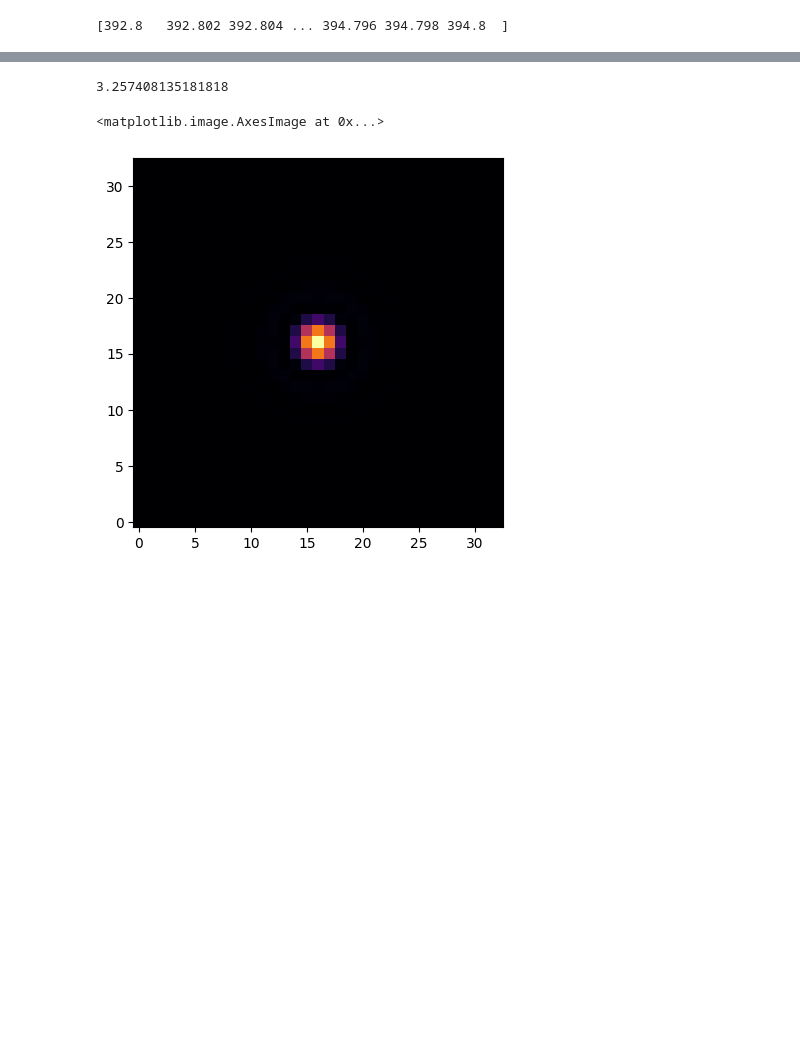
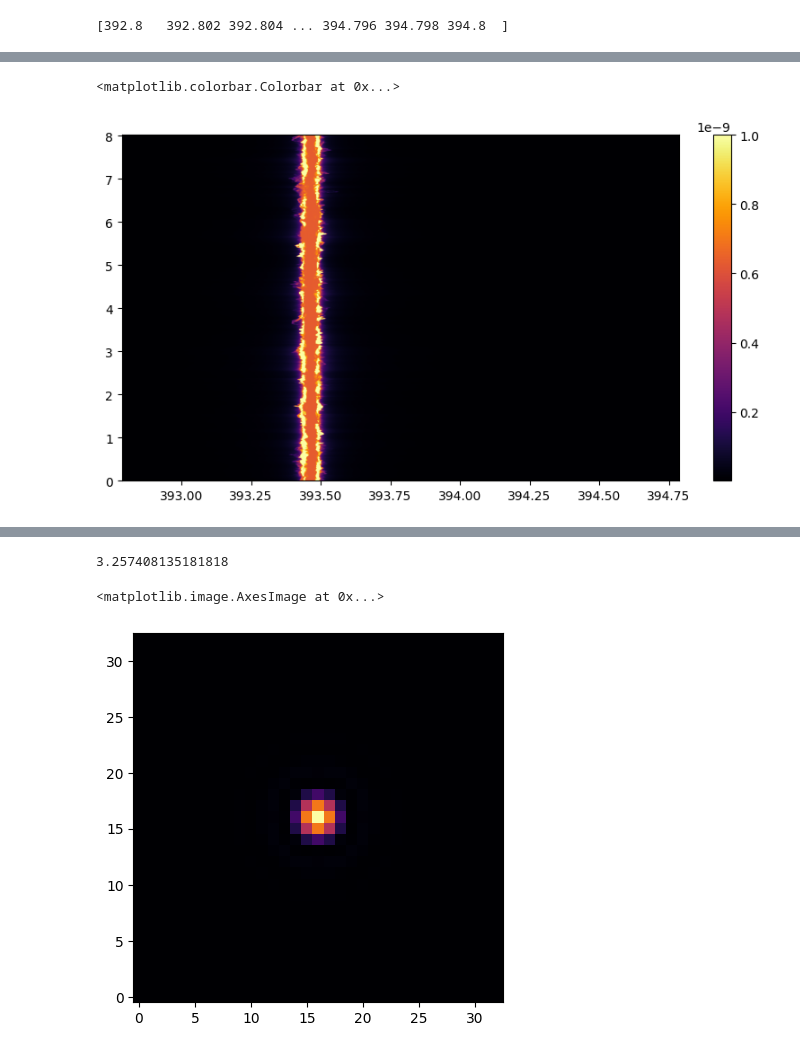
Before and after one commit to ivanzmilic/offlimb_3D_modeling, a Jupyter notebook: results_test.ipynb, the cells around one changed output, grey strips where cells are left out. Drawn from its saved outputs; the diff is of its cells as text; code cells hidden in the pictures; blank space fills up the shorter version.

```diff
--- a/results_test.ipynb
+++ b/results_test.ipynb
@@ -34,3 +26,11 @@ plt.colorbar()
+# %%
+plt.figure(figsize=(10,5))
+plt.imshow(spectrum_ssd[:,125,:],cmap='inferno',origin='lower', extent=[ll_air_ssd[0], ll_air_ssd[-1], 0, spectrum_ssd.shape[1]*0.02], aspect='auto', \
+           norm='linear', vmin=1E-12, vmax=1e-9)
+plt.colorbar()
+# %% [output]
+<matplotlib.colorbar.Colorbar at 0x...>
+[figure, added]
 # %%
 # Convert wavelengths in velocities.
 # First find the maximum:
```
Also changed, not shown: parts of 12 cells of this notebook, 1 other file.
